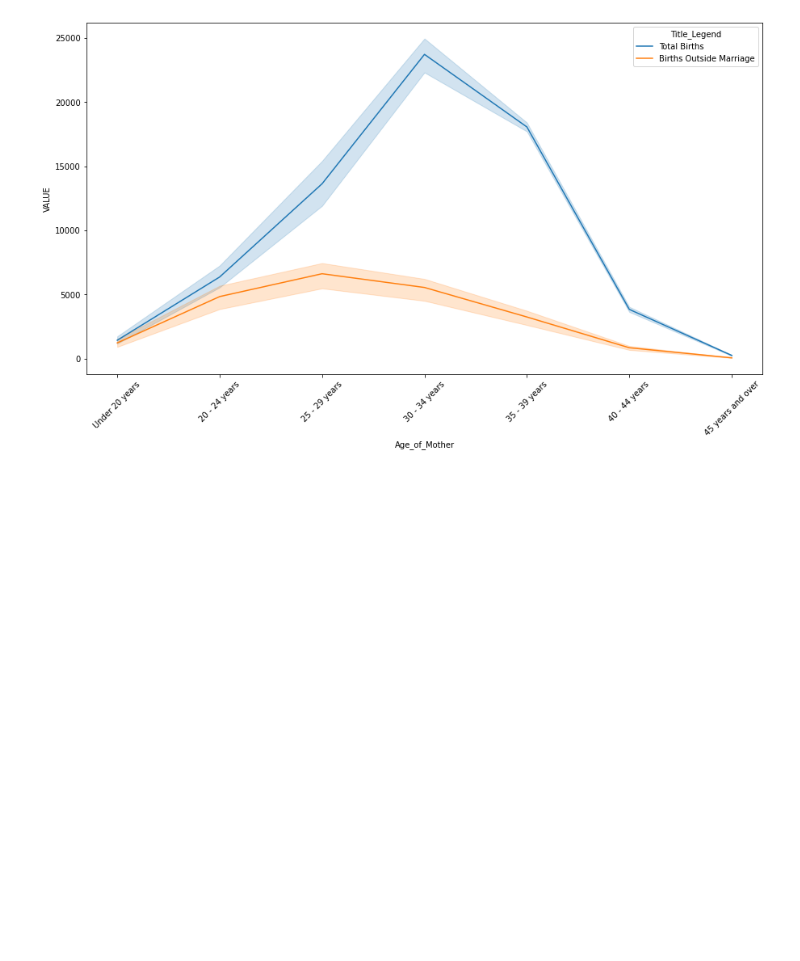
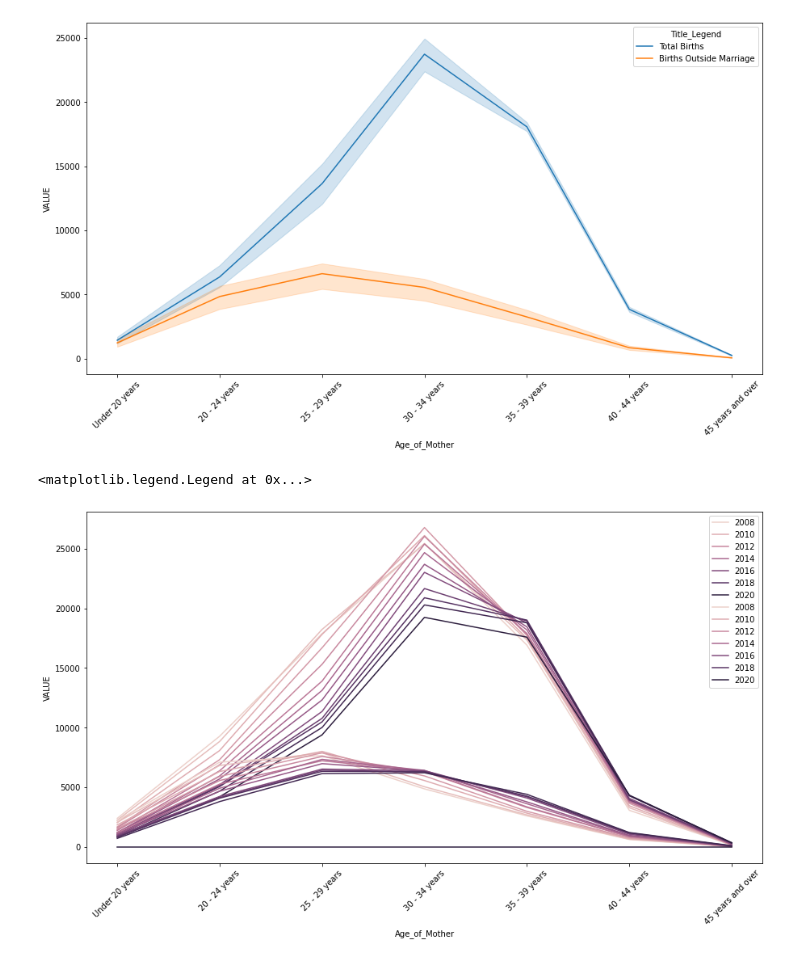
Before and after one commit to VCurry20/PDARandomData, a Jupyter notebook: Data Analysis Project.ipynb, the cells around one changed output. Cells and saved outputs as stored; diff of their text form; code cells hidden in the pictures; blank space fills up the shorter version.

```diff
--- a/Data Analysis Project.ipynb
+++ b/Data Analysis Project.ipynb
@@ -1048,3 +1058,17 @@ plt.legend(labels=["Total Births","Births Outside Marriage"], title = "Title_Leg
 # %% [output]
 <matplotlib.legend.Legend at 0x...>
 [figure]
+# %%
+# add in year hue
+
+plt.figure(figsize = (15,8))                                        # plot size set
+
+ax = sns.lineplot(data=Year_All_1, x="Age_of_Mother", y="VALUE", hue="Year")    # lineplot - Age of mother by number of children
+ax1 = sns.lineplot(data=Married_All, x="Age_of_Mother", y="VALUE", hue="Year")
+
+plt.xticks(rotation=45)                                             # rotate x ticks
+#plt.legend(labels=["Total Births","Births Outside Marriage"], title = "Title_Legend")
+plt.legend()
+# %% [output]
+<matplotlib.legend.Legend at 0x...>
+[figure, added]
```
Also changed, not shown: parts of 7 cells of this notebook, 3 other files.
